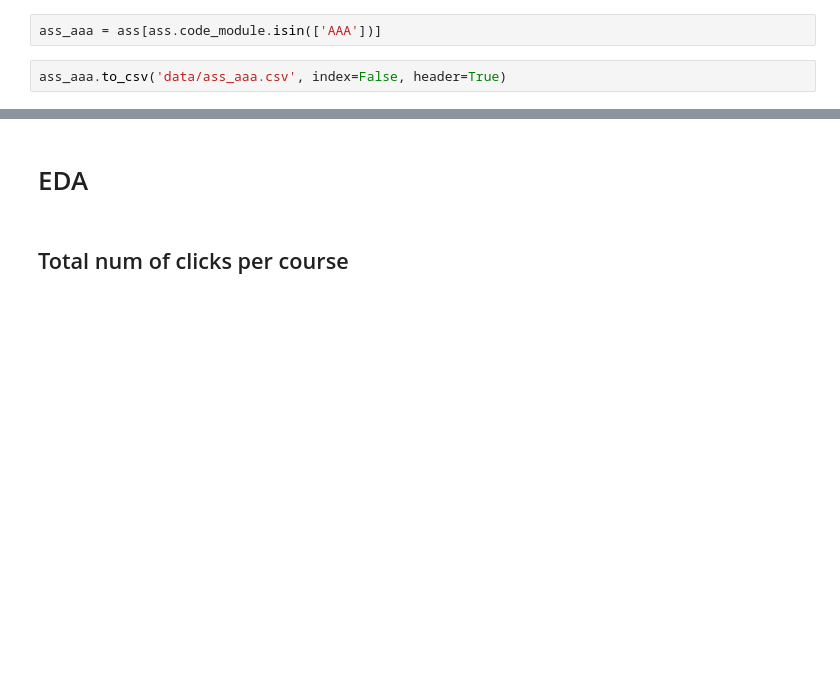
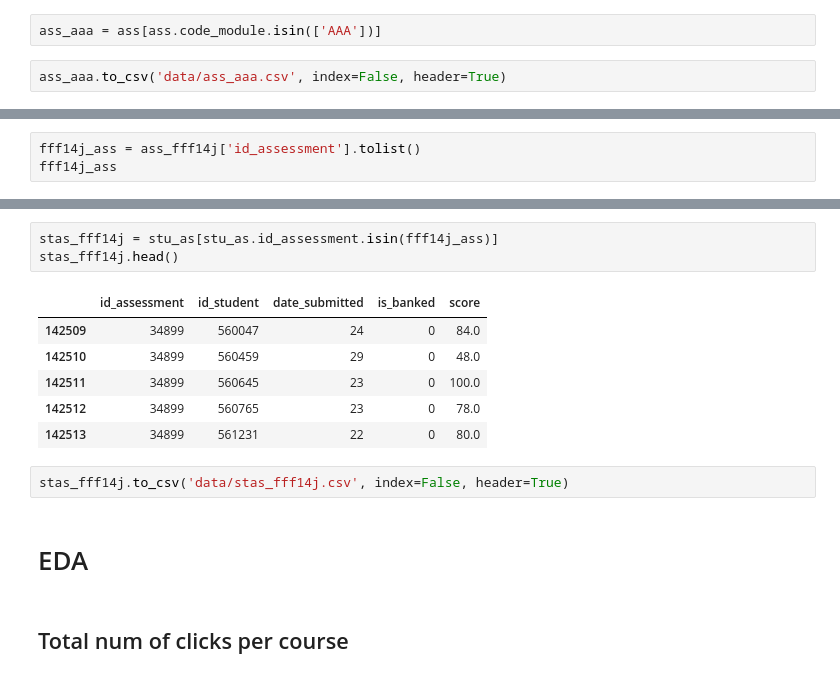
Before and after one commit to zimzoom/study-next, a Jupyter notebook: 0_eda.ipynb, the cells around one changed output, grey strips where cells are left out. Drawn from its saved outputs; the diff is of its cells as text; blank space fills up the shorter version.

```diff
--- a/0_eda.ipynb
+++ b/0_eda.ipynb
@@ -222,0 +225,3 @@ len(toy)
+# %%
+fff14j_ass = ass_fff14j['id_assessment'].tolist()
+fff14j_ass
@@ -223,3 +242,15 @@ len(toy)
+# %%
+stas_fff14j = stu_as[stu_as.id_assessment.isin(fff14j_ass)]
+stas_fff14j.head()
+# %% [output]
+|  | id_assessment | id_student | date_submitted | is_banked | score |
+| 142509 | 34899 | 560047 | 24 | 0 | 84.0 |
+| 142510 | 34899 | 560459 | 29 | 0 | 48.0 |
+| 142511 | 34899 | 560645 | 23 | 0 | 100.0 |
+| 142512 | 34899 | 560765 | 23 | 0 | 78.0 |
+| 142513 | 34899 | 561231 | 22 | 0 | 80.0 |
+# %%
+stas_fff14j.to_csv('data/stas_fff14j.csv', index=False, header=True)
 # %% [markdown]
 # EDA
 # %% [markdown]
```
Also changed, not shown: parts of 10 cells of this notebook.
